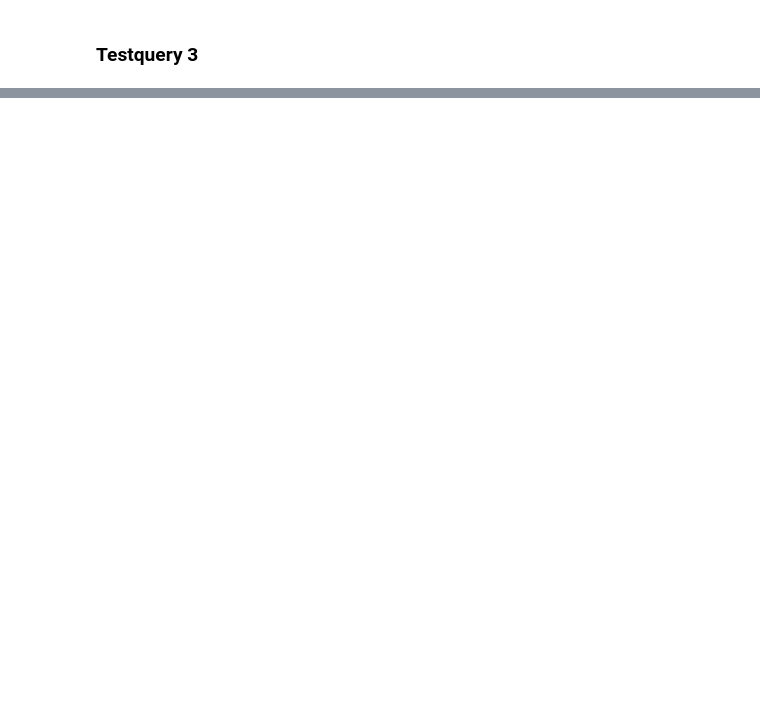
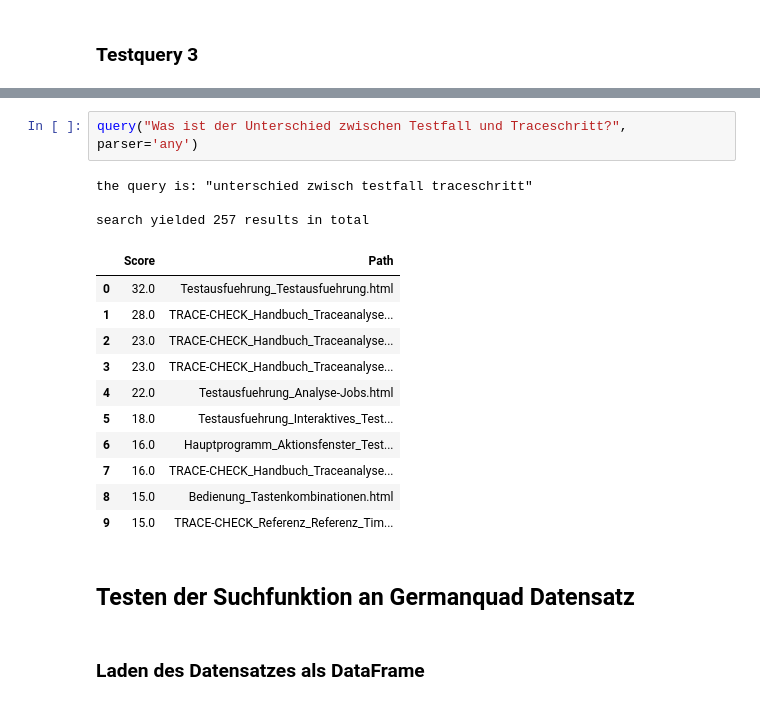
Before and after one commit to quaseldoku/QuaselDoku, a Jupyter notebook: notebooks/keyword_search.ipynb, the cells around one changed output, grey strips where cells are left out. Cells and saved outputs as stored; diff of their text form; blank space fills up the shorter version.

```diff
--- a/notebooks/keyword_search.ipynb
+++ b/notebooks/keyword_search.ipynb
@@ -183,0 +216,21 @@ search yielded 57 results in total
+# %%
+query("Was ist der Unterschied zwischen Testfall und Traceschritt?", parser='any')
+# %% [output]
+the query is: "unterschied zwisch testfall traceschritt"
+
+search yielded 257 results in total
+|  | Score | Path |
+| 0 | 32.0 | Testausfuehrung_Testausfuehrung.html |
+| 1 | 28.0 | TRACE-CHECK_Handbuch_Traceanalyse... |
+| 2 | 23.0 | TRACE-CHECK_Handbuch_Traceanalyse... |
+| 3 | 23.0 | TRACE-CHECK_Handbuch_Traceanalyse... |
+| 4 | 22.0 | Testausfuehrung_Analyse-Jobs.html |
+| 5 | 18.0 | Testausfuehrung_Interaktives_Test... |
+| 6 | 16.0 | Hauptprogramm_Aktionsfenster_Test... |
+| 7 | 16.0 | TRACE-CHECK_Handbuch_Traceanalyse... |
+| 8 | 15.0 | Bedienung_Tastenkombinationen.html |
+| 9 | 15.0 | TRACE-CHECK_Referenz_Referenz_Tim... |
+# %% [markdown]
+## Testen der Suchfunktion an Germanquad Datensatz
+# %% [markdown]
+### Laden des Datensatzes als DataFrame
```
Also changed, not shown: parts of 34 cells of this notebook.
